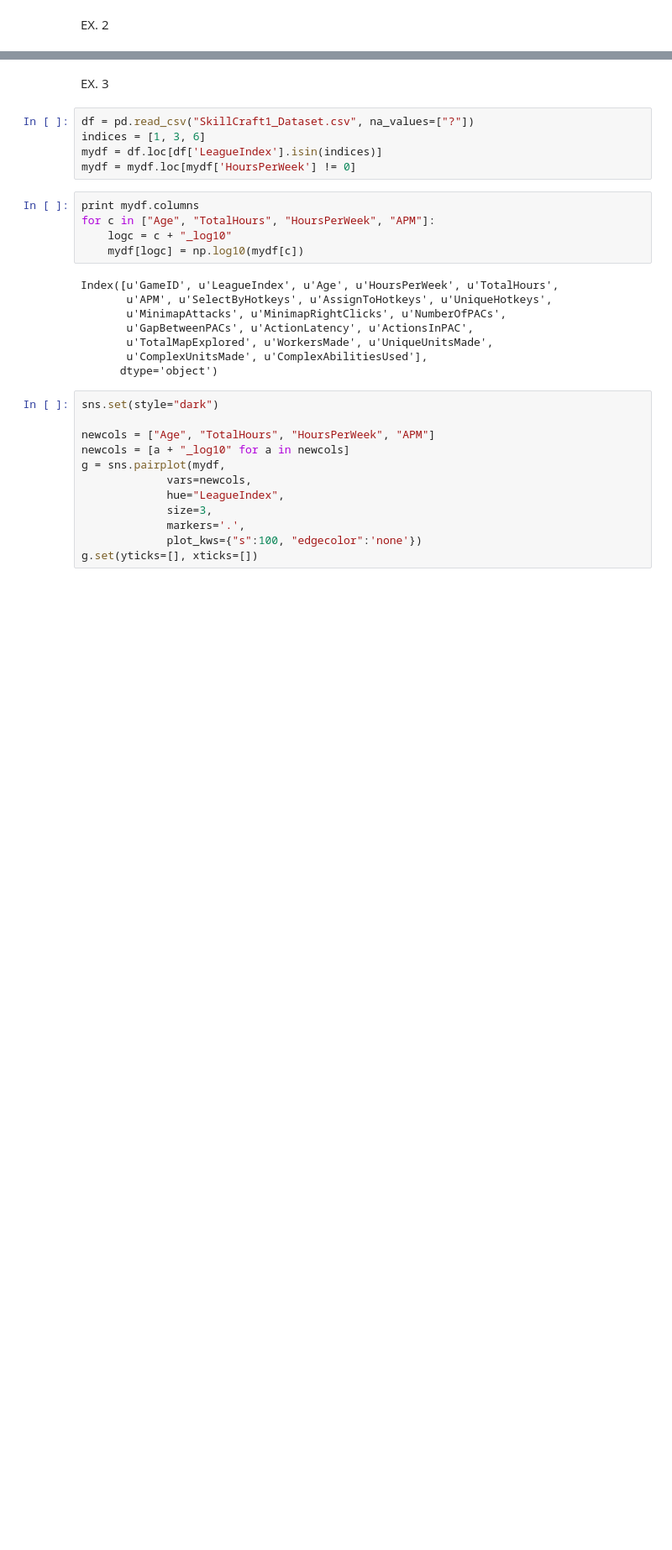
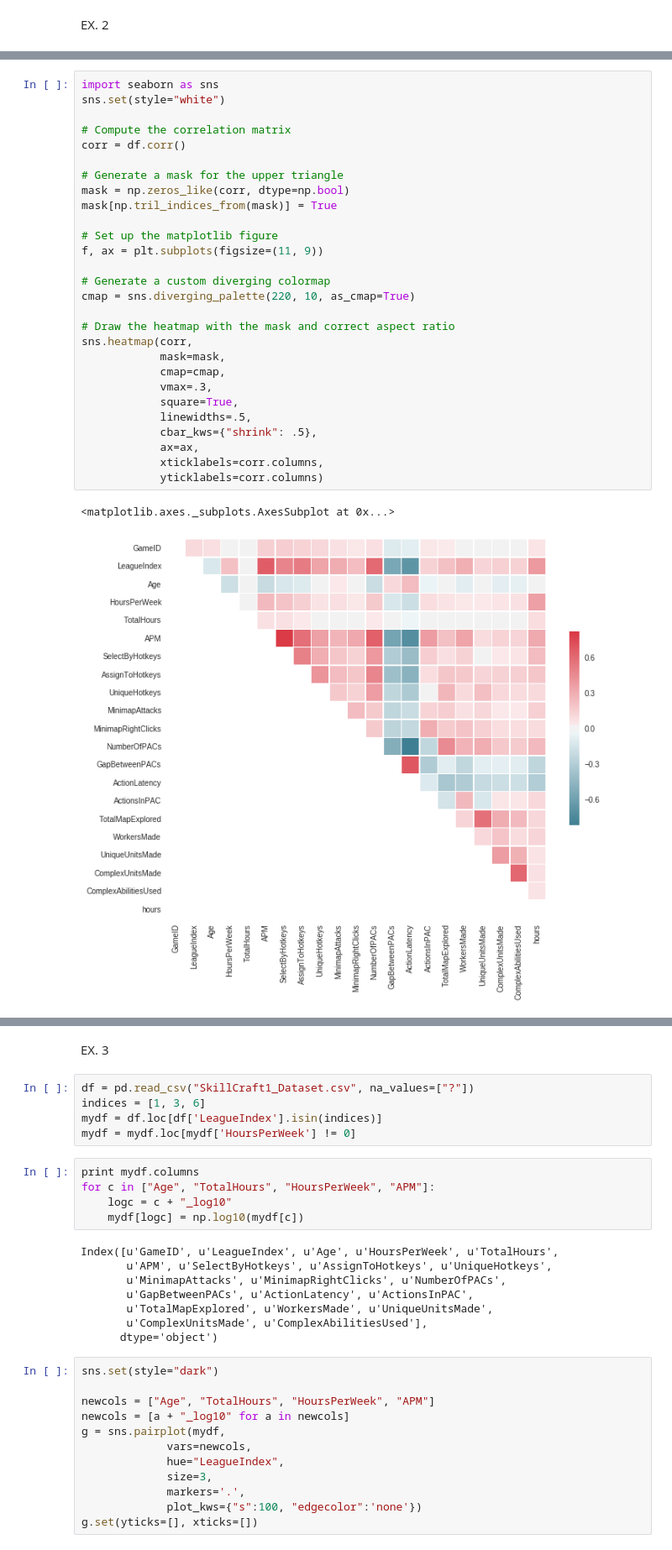
Before and after one commit to kaszubki/jp2dp, a Jupyter notebook: L10.ipynb, the cells around one changed output, grey strips where cells are left out. Shown at 84% size. Cells and saved outputs as stored; diff of their text form; blank space fills up the shorter version.

```diff
--- a/L10.ipynb
+++ b/L10.ipynb
@@ -69,0 +117,31 @@ EX. 2
+# %%
+import seaborn as sns
+sns.set(style="white")
+
+# Compute the correlation matrix
+corr = df.corr()
+
+# Generate a mask for the upper triangle
+mask = np.zeros_like(corr, dtype=np.bool)
+mask[np.tril_indices_from(mask)] = True
+
+# Set up the matplotlib figure
+f, ax = plt.subplots(figsize=(11, 9))
+
+# Generate a custom diverging colormap
+cmap = sns.diverging_palette(220, 10, as_cmap=True)
+
+# Draw the heatmap with the mask and correct aspect ratio
+sns.heatmap(corr,
+            mask=mask,
+            cmap=cmap,
+            vmax=.3,
+            square=True,
+            linewidths=.5,
+            cbar_kws={"shrink": .5},
+            ax=ax,
+            xticklabels=corr.columns,
+            yticklabels=corr.columns)
+# %% [output]
+<matplotlib.axes._subplots.AxesSubplot at 0x...>
+[figure, added]
```
Also changed, not shown: parts of 9 cells of this notebook.
